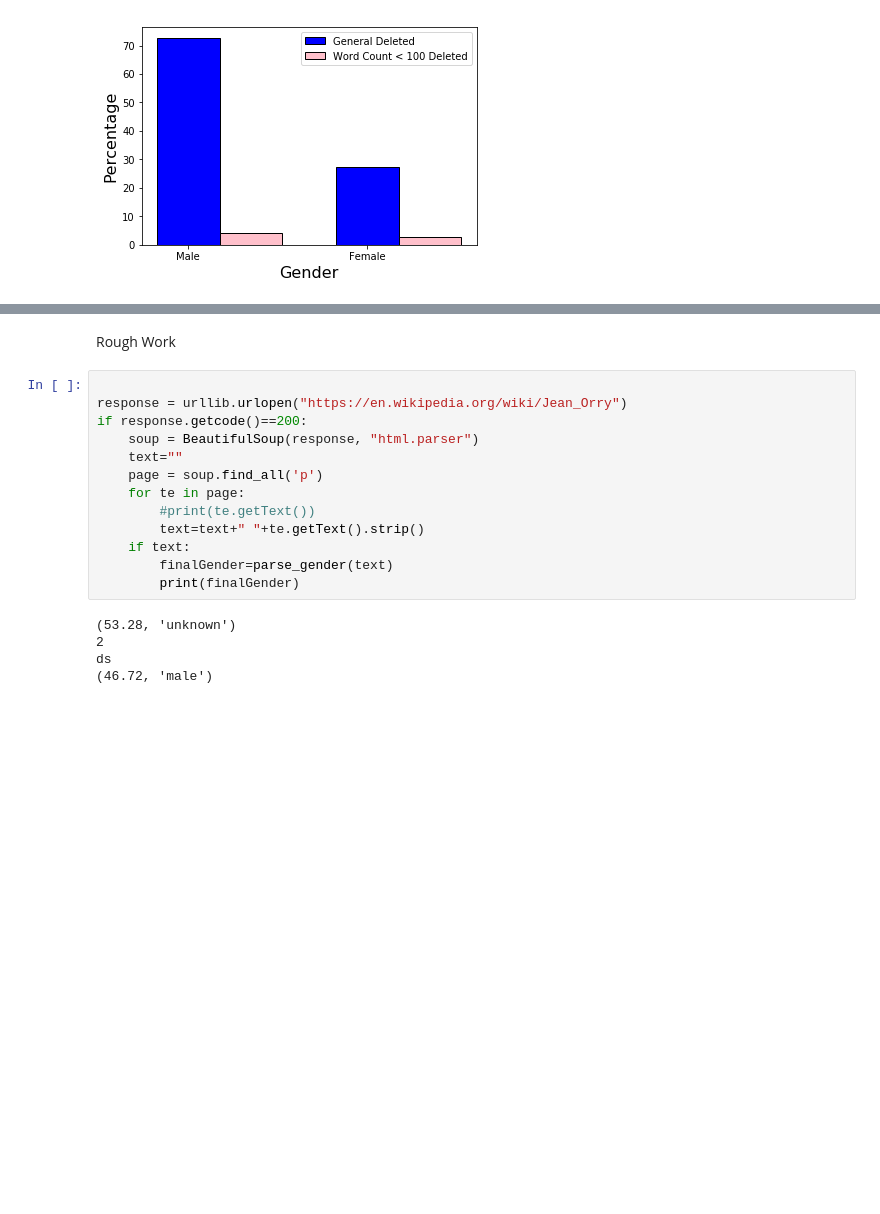
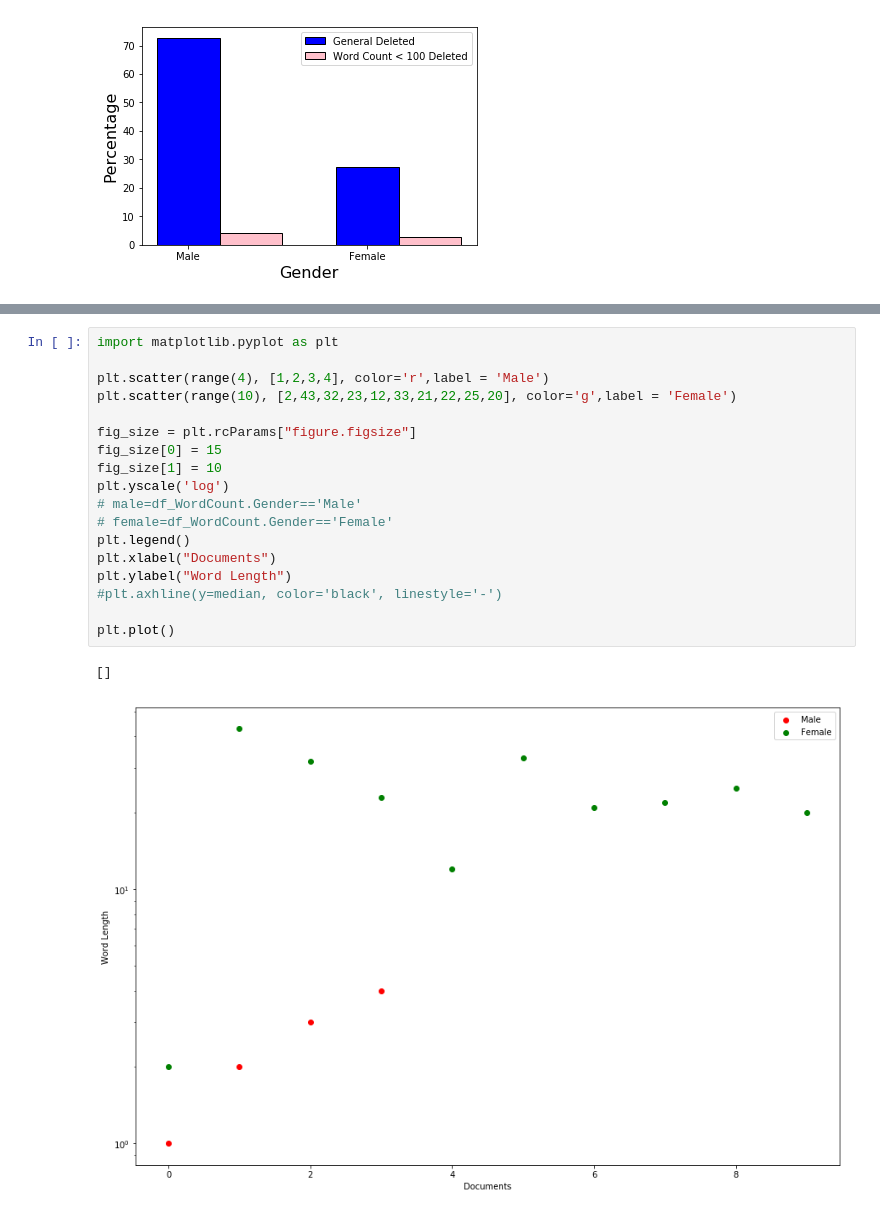
Before and after one commit to Anurekha97/CSS, a Jupyter notebook: Wiki_Gender_Bais.ipynb, the cells around one changed output, grey strips where cells are left out. Cells and saved outputs as stored; diff of their text form; blank space fills up the shorter version.

```diff
--- a/Wiki_Gender_Bais.ipynb
+++ b/Wiki_Gender_Bais.ipynb
@@ -771,23 +720,24 @@ ax
 34.6049046322
 <matplotlib.axes._subplots.AxesSubplot at 0x...>
 [figure]
-# %% [markdown]
-Rough Work
-# %%
-
-response = urllib.urlopen("https://en.wikipedia.org/wiki/Jean_Orry")
-if response.getcode()==200:
-    soup = BeautifulSoup(response, "html.parser")
-    text=""
-    page = soup.find_all('p')
-    for te in page:
-        #print(te.getText())
-        text=text+" "+te.getText().strip()
-    if text:
-        finalGender=parse_gender(text)
-        print(finalGender)
-# %% [output]
-(53.28, 'unknown')
-2
-ds
-(46.72, 'male')
+# %%
+import matplotlib.pyplot as plt
+
+plt.scatter(range(4), [1,2,3,4], color='r',label = 'Male')
+plt.scatter(range(10), [2,43,32,23,12,33,21,22,25,20], color='g',label = 'Female')
+
+fig_size = plt.rcParams["figure.figsize"]
+fig_size[0] = 15
+fig_size[1] = 10
+plt.yscale('log')
+# male=df_WordCount.Gender=='Male'
+# female=df_WordCount.Gender=='Female'
+plt.legend()
+plt.xlabel("Documents")
+plt.ylabel("Word Length")
+#plt.axhline(y=median, color='black', linestyle='-')
+
+plt.plot()
+# %% [output]
+[]
+[figure, added]
```
Also changed, not shown: parts of 28 cells of this notebook.
